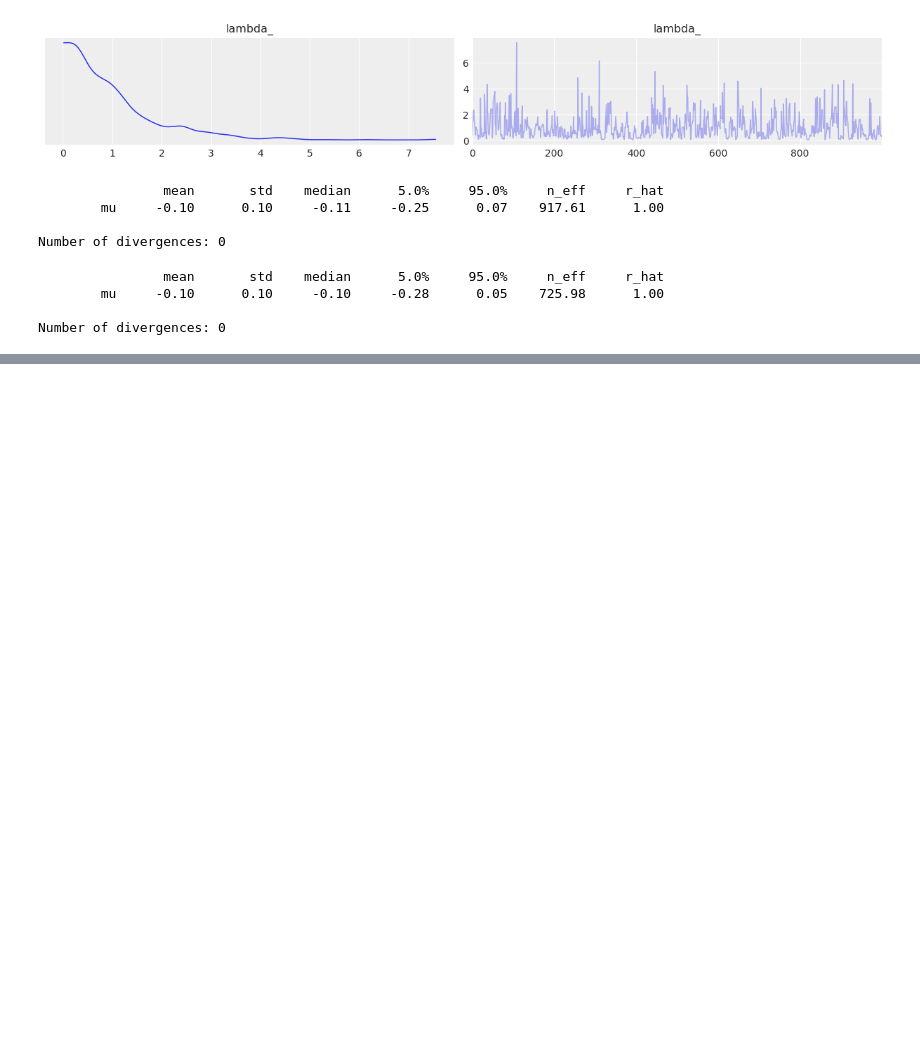
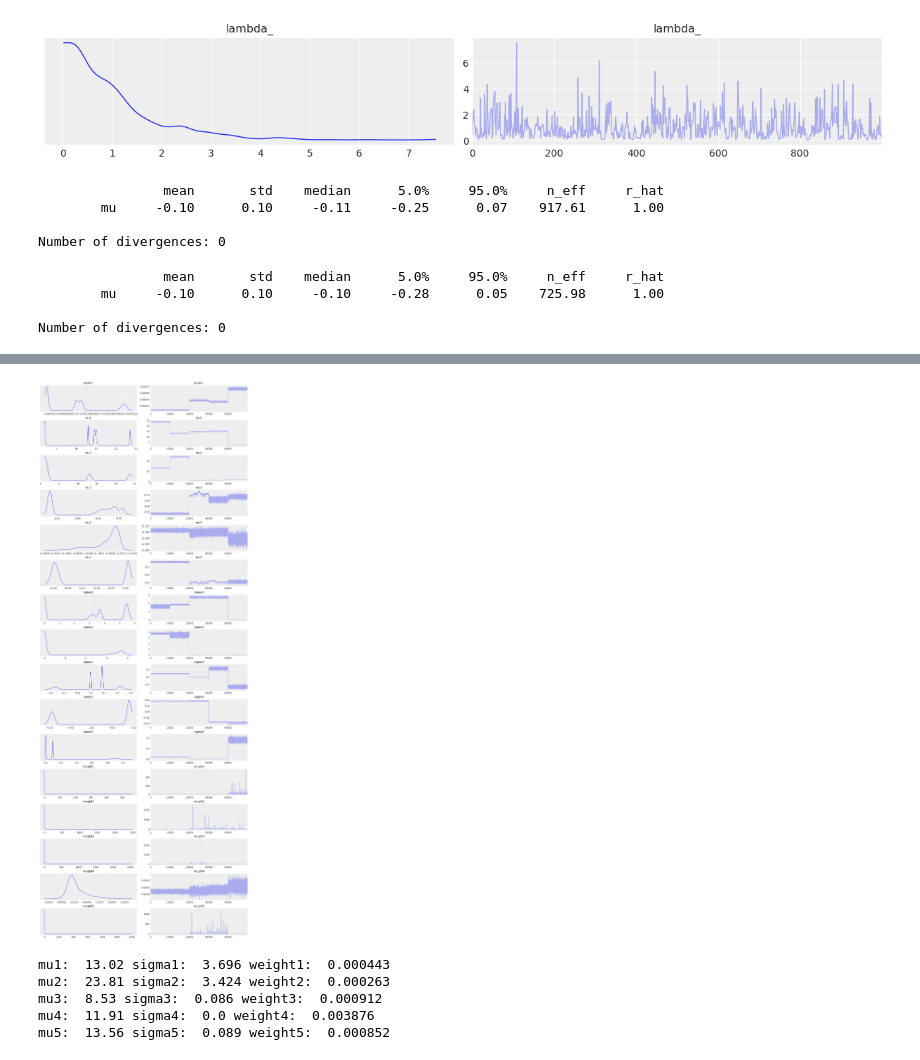
Before and after one commit to yoshihiroo/course2023-stats2, a Jupyter notebook: my_code.ipynb, the cells around one changed output, grey strips where cells are left out. Drawn from its saved outputs; the diff is of its cells as text; code cells hidden in the pictures; blank space fills up the shorter version.

```diff
--- a/my_code.ipynb
+++ b/my_code.ipynb
@@ -315,0 +524,43 @@ Number of divergences: 0
+# %%
+posterior_samples = mcmc.get_samples()
+az.plot_trace(posterior_samples)
+plt.show()
+# %% [output]
+[figure, added]
+# %%
+# Assuming that mcmc is your MCMC object from numpyro.infer.MCMC
+samples = mcmc.get_samples()
+
+# Calculate the mean of posterior samples
+mu1_mean = jnp.mean(samples['mu1'])
+sigma1_mean = jnp.mean(samples['sigma1'])
+weight1_mean = jnp.mean(samples['weight1'])
+
+mu2_mean = jnp.mean(samples['mu2'])
+sigma2_mean = jnp.mean(samples['sigma2'])
+weight2_mean = jnp.mean(samples['weight2'])
+
+mu3_mean = jnp.mean(samples['mu3'])
+sigma3_mean = jnp.mean(samples['sigma3'])
+weight3_mean = jnp.mean(samples['weight3'])
+
+mu4_mean = jnp.mean(samples['mu4'])
+sigma4_mean = jnp.mean(samples['sigma4'])
+weight4_mean = jnp.mean(samples['weight4'])
+
+mu5_mean = jnp.mean(samples['mu5'])
+sigma5_mean = jnp.mean(samples['sigma5'])
+weight5_mean = jnp.mean(samples['weight5'])
+
+# Print parameters
+print('mu1: ', round(mu1_mean.item(),2), 'sigma1: ', round(sigma1_mean.item(),3), 'weight1: ', round(weight1_mean.item(),6))
+print('mu2: ', round(mu2_mean.item(),2), 'sigma2: ', round(sigma2_mean.item(),3), 'weight2: ', round(weight2_mean.item(),6))
+print('mu3: ', round(mu3_mean.item(),2), 'sigma3: ', round(sigma3_mean.item(),3), 'weight3: ', round(weight3_mean.item(),6))
+print('mu4: ', round(mu4_mean.item(),2), 'sigma4: ', round(sigma4_mean.item(),3), 'weight4: ', round(weight4_mean.item(),6))
+print('mu5: ', round(mu5_mean.item(),2), 'sigma5: ', round(sigma5_mean.item(),3), 'weight5: ', round(weight5_mean.item(),6))
+# %% [output]
+mu1:  13.02 sigma1:  3.696 weight1:  0.000443
+mu2:  23.81 sigma2:  3.424 weight2:  0.000263
+mu3:  8.53 sigma3:  0.086 weight3:  0.000912
+mu4:  11.91 sigma4:  0.0 weight4:  0.003876
+mu5:  13.56 sigma5:  0.089 weight5:  0.000852
```
Also changed, not shown: parts of 41 cells of this notebook, 4 other files.
